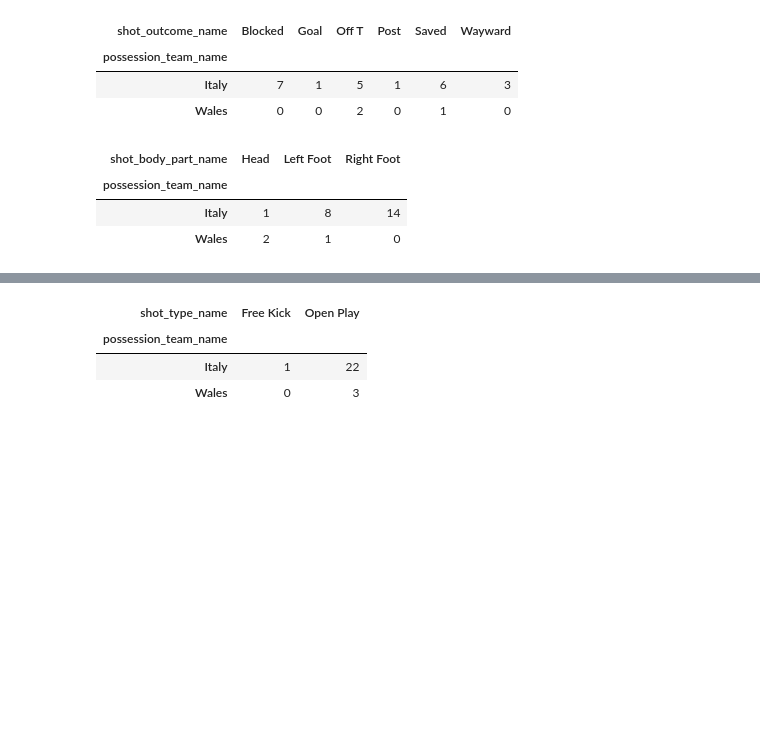
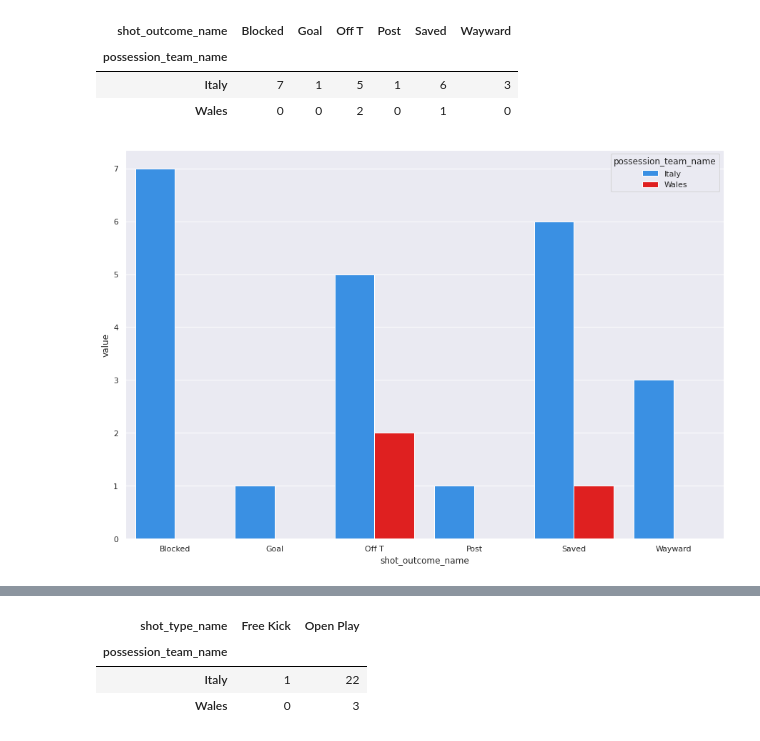
Before and after one commit to aegonwolf/socceranalytics, a Jupyter notebook: all-games.ipynb, the cells around one changed output, grey strips where cells are left out. Saved outputs shown, nothing was run; the diff lists cells and outputs as text; code cells hidden in the pictures; blank space fills up the shorter version.

```diff
--- a/all-games.ipynb
+++ b/all-games.ipynb
@@ -626,9 +625,15 @@ shots.groupby(['possession_team_name', 'shot_outcome_name']).size().unstack(fill
 | Italy | 7 | 1 | 5 | 1 | 6 | 3 |
 | Wales | 0 | 0 | 2 | 0 | 1 | 0 |
 # %%
-shots.groupby(['possession_team_name', 'shot_body_part_name']).size().unstack(fill_value=0)
+shot_outcomes = shots.groupby(['possession_team_name', 'shot_outcome_name']).size().unstack(0, fill_value=0)
+shot_outcomes = shot_outcomes.reset_index()
+shot_outcomes = shot_outcomes.melt(id_vars = ['shot_outcome_name'])
-# %% [output]
-| shot_body_part_name | Head | Left Foot | Right Foot |
-| possession_team_name |  |  |  |
-| Italy | 1 | 8 | 14 |
-| Wales | 2 | 1 | 0 |
+# %%
+sns.barplot(x = 'shot_outcome_name',
+            y = 'value',
+            hue = 'possession_team_name',
+            data= shot_outcomes, palette = {'Italy': 'Dodgerblue', 'Wales':'Red'})
+plt.savefig("shot_outcomes.png")
+plt.show()
+# %% [output]
+[figure, added]
```
Also changed, not shown: parts of 15 cells of this notebook.
